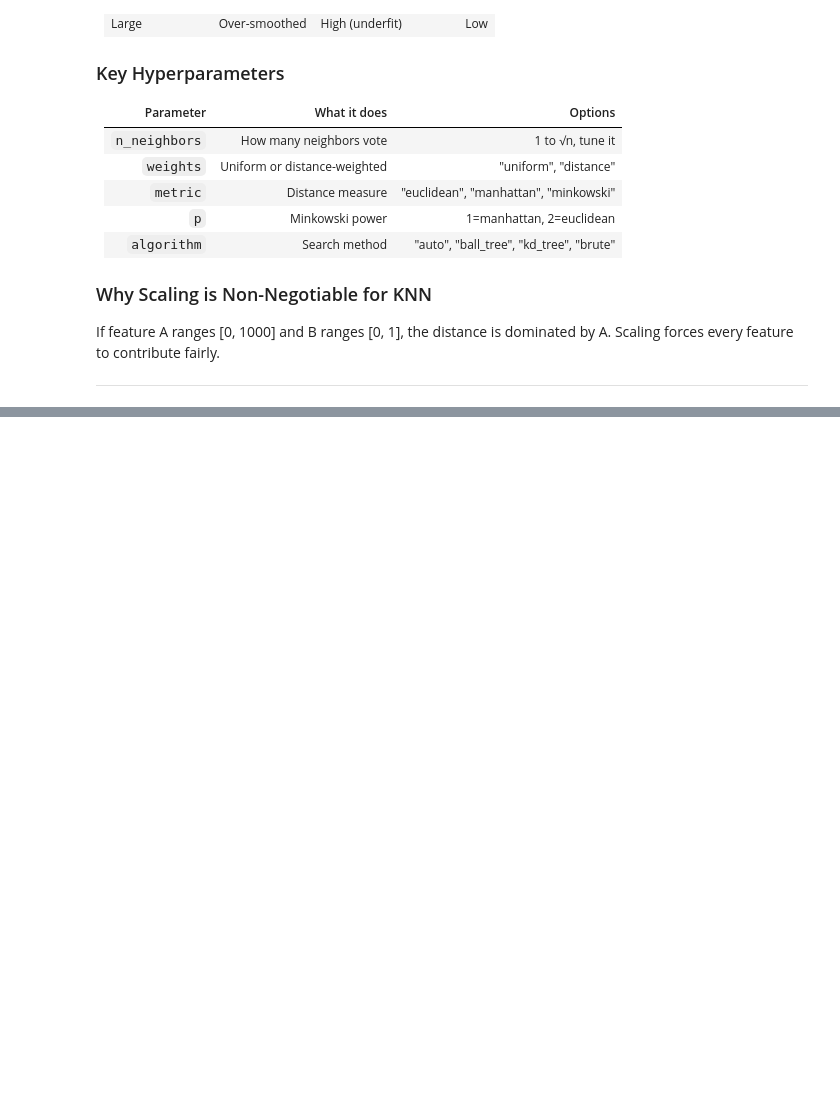
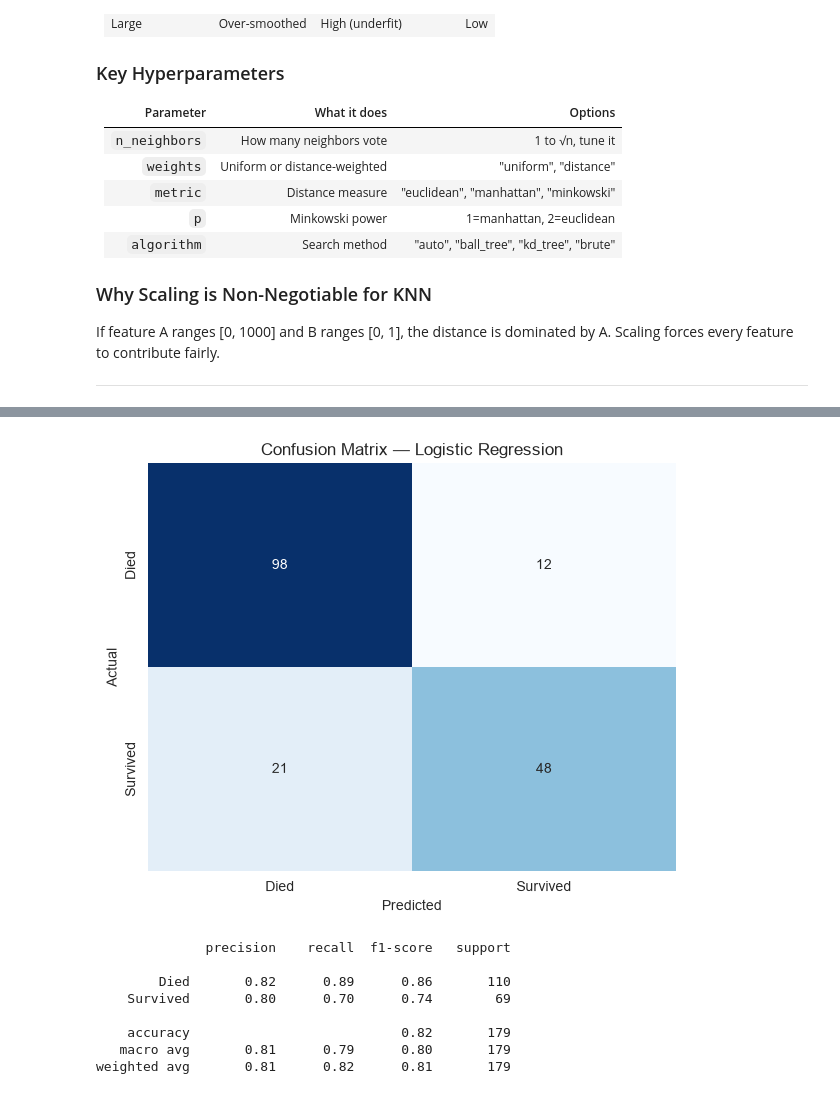
Before and after one commit to elnaz002/ai-learning-journey, a Jupyter notebook: 03-supervised-learning/03-knn-svm.ipynb, the cells around one changed output, grey strips where cells are left out. Cells and saved outputs as stored; diff of their text form; code cells hidden in the pictures; blank space fills up the shorter version.

```diff
--- a/03-supervised-learning/03-knn-svm.ipynb
+++ b/03-supervised-learning/03-knn-svm.ipynb
@@ -128,0 +471,42 @@ Scaling forces every feature to contribute fairly.
+# %%
+best_name = leaderboard.iloc[0]["Model"]
+best_model = models[best_name]
+y_pred_best = best_model.predict(X_test)
+
+cm = confusion_matrix(y_test, y_pred_best)
+
+plt.figure(figsize=(6, 5))
+sns.heatmap(
+    cm, annot=True, fmt="d",
+    # annot=True → display the number inside each cell
+    # fmt="d"    → integer format (not scientific like "1.2e+02")
+    #              options: "d" (int), ".2f" (2 decimals), ".1%" (percent)
+
+    cmap="Blues",
+    # cmap → color palette.
+    #   - Sequential: "Blues", "Reds", "Greens", "viridis", "YlGnBu"
+    #   - Diverging: "coolwarm", "RdBu" (good for centered data)
+    #   - Qualitative: "Set1", "tab10" (for categories)
+
+    xticklabels=["Died", "Survived"],
+    yticklabels=["Died", "Survived"],
+    cbar=False,
+    # cbar=False → hide the colorbar (redundant for a 2×2 confusion matrix)
+)
+plt.xlabel("Predicted")
+plt.ylabel("Actual")
+plt.title(f"Confusion Matrix — {best_name}")
+plt.tight_layout()
+plt.show()
+
+print(classification_report(y_test, y_pred_best, target_names=["Died", "Survived"]))
+# %% [output]
+[figure, added]
+              precision    recall  f1-score   support
+
+        Died       0.82      0.89      0.86       110
+    Survived       0.80      0.70      0.74        69
+
+    accuracy                           0.82       179
+   macro avg       0.81      0.79      0.80       179
+weighted avg       0.81      0.82      0.81       179
```
Also changed, not shown: parts of 14 cells of this notebook.
